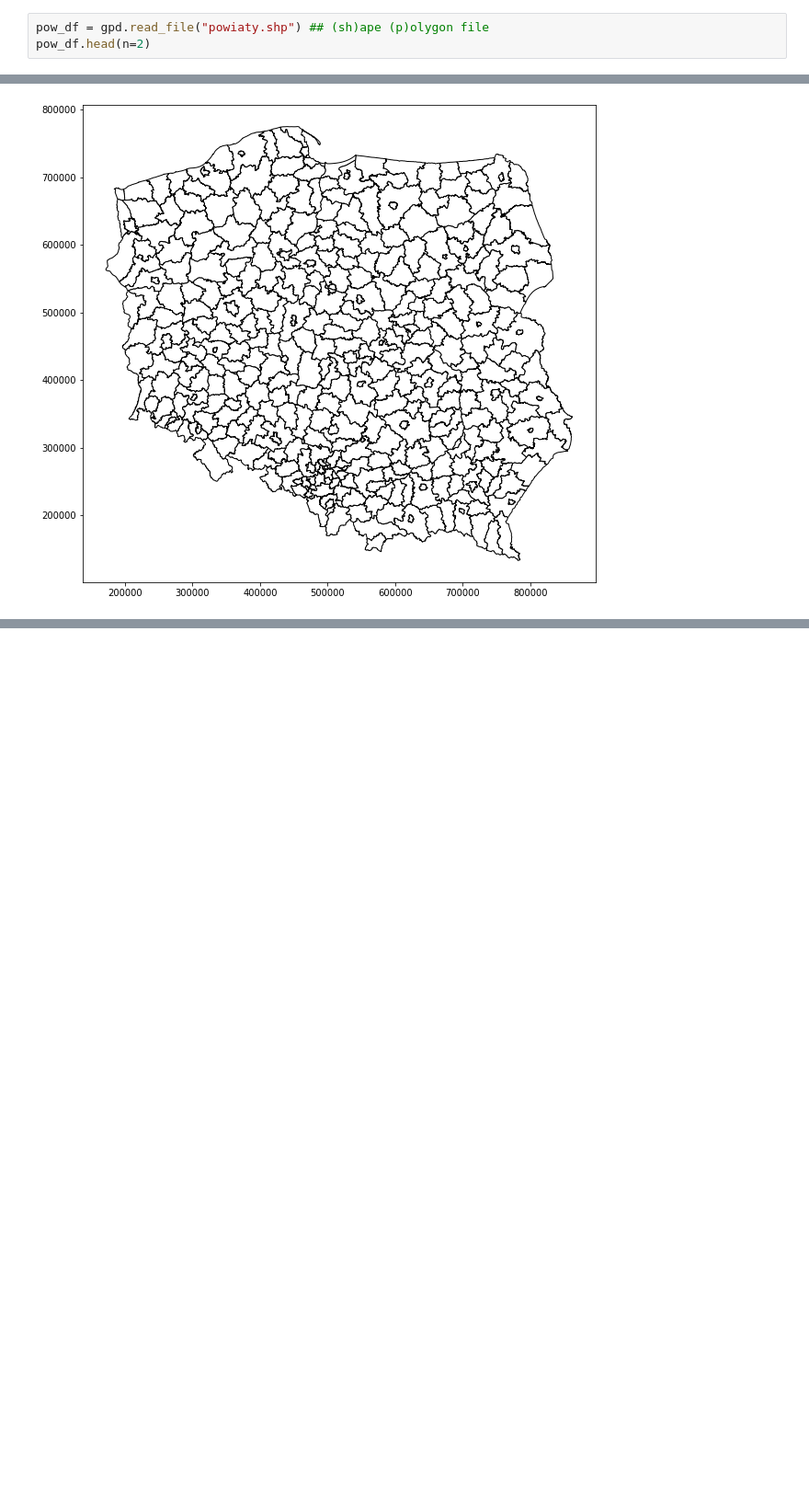
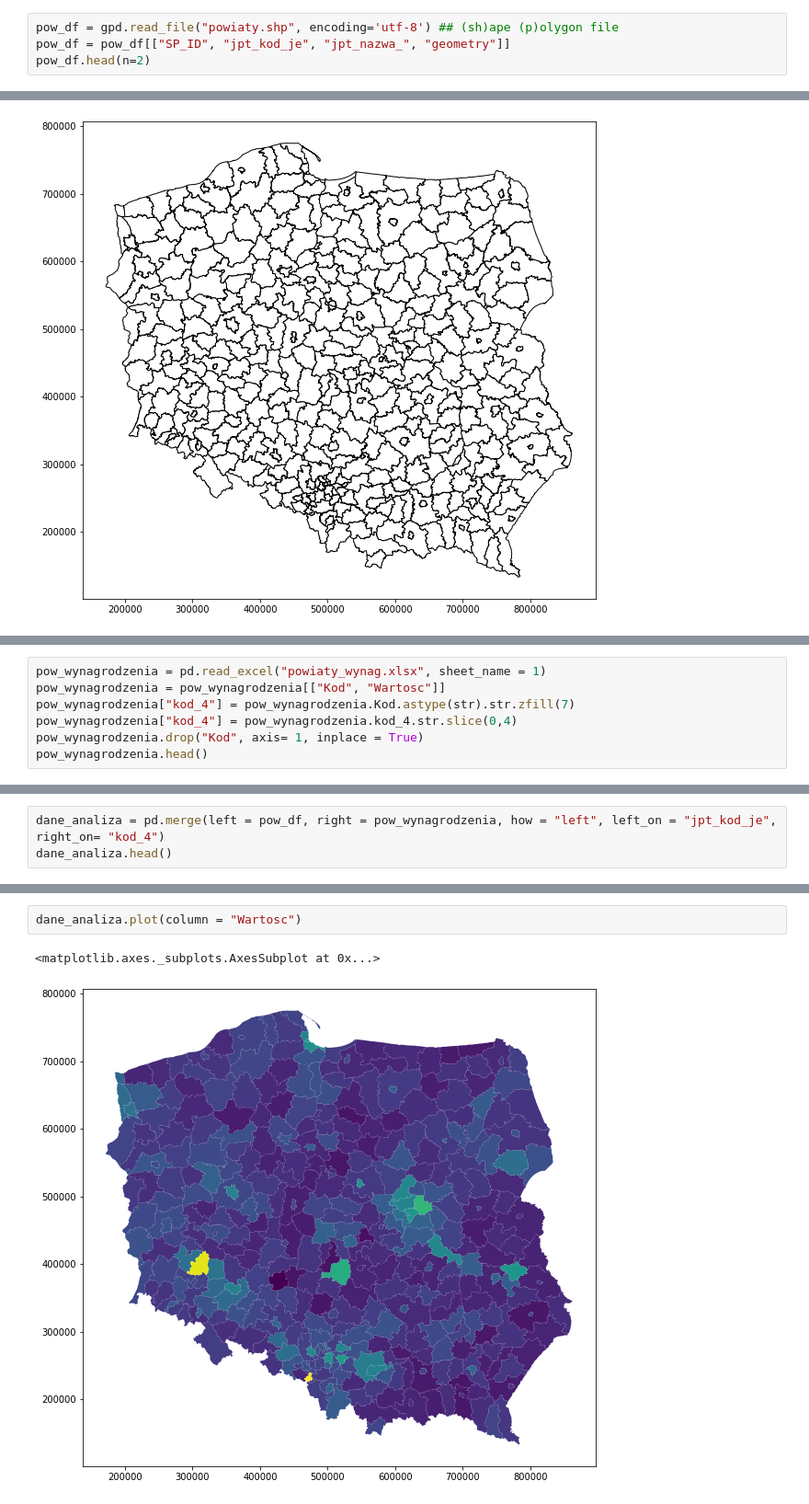
Before and after one commit to DepartmentOfStatisticsPUE/air-2021, a Jupyter notebook: notebooks/8_analizy_przetrzenne.ipynb, the cells around one changed output, grey strips where cells are left out. Shown: that part at 92% size. Cells and saved outputs as stored; diff of their text form; blank space fills up the shorter version.

```diff
--- a/notebooks/8_analizy_przetrzenne.ipynb
+++ b/notebooks/8_analizy_przetrzenne.ipynb
@@ -12,6 +15,7 @@ import matplotlib.pyplot as plt ## do wykresów
 %matplotlib inline
 plt.rcParams['figure.figsize'] = [10, 10] ## wielkosc wykresów
 # %%
-pow_df = gpd.read_file("powiaty.shp") ## (sh)ape (p)olygon file
+pow_df = gpd.read_file("powiaty.shp", encoding='utf-8') ## (sh)ape (p)olygon file
+pow_df = pow_df[["SP_ID", "jpt_kod_je", "jpt_nazwa_", "geometry"]]
 pow_df.head(n=2)
 # %% [output]
@@ -25,0 +32,7 @@ pow_df.plot(color = "white", edgecolor = "black")
+# %%
+pow_wynagrodzenia = pd.read_excel("powiaty_wynag.xlsx", sheet_name = 1)
+pow_wynagrodzenia = pow_wynagrodzenia[["Kod", "Wartosc"]]
+pow_wynagrodzenia["kod_4"] = pow_wynagrodzenia.Kod.astype(str).str.zfill(7)
+pow_wynagrodzenia["kod_4"] = pow_wynagrodzenia.kod_4.str.slice(0,4)
+pow_wynagrodzenia.drop("Kod", axis= 1, inplace = True)
+pow_wynagrodzenia.head()
@@ -25,0 +48,3 @@ pow_df.plot(color = "white", edgecolor = "black")
+# %%
+dane_analiza = pd.merge(left = pow_df, right = pow_wynagrodzenia, how = "left", left_on = "jpt_kod_je", right_on= "kod_4")
+dane_analiza.head()
@@ -25,0 +58,5 @@ pow_df.plot(color = "white", edgecolor = "black")
+# %%
+dane_analiza.plot(column = "Wartosc")
+# %% [output]
+<matplotlib.axes._subplots.AxesSubplot at 0x...>
+[figure, added]
```
Also changed, not shown: parts of 13 cells of this notebook, 2 other files.
